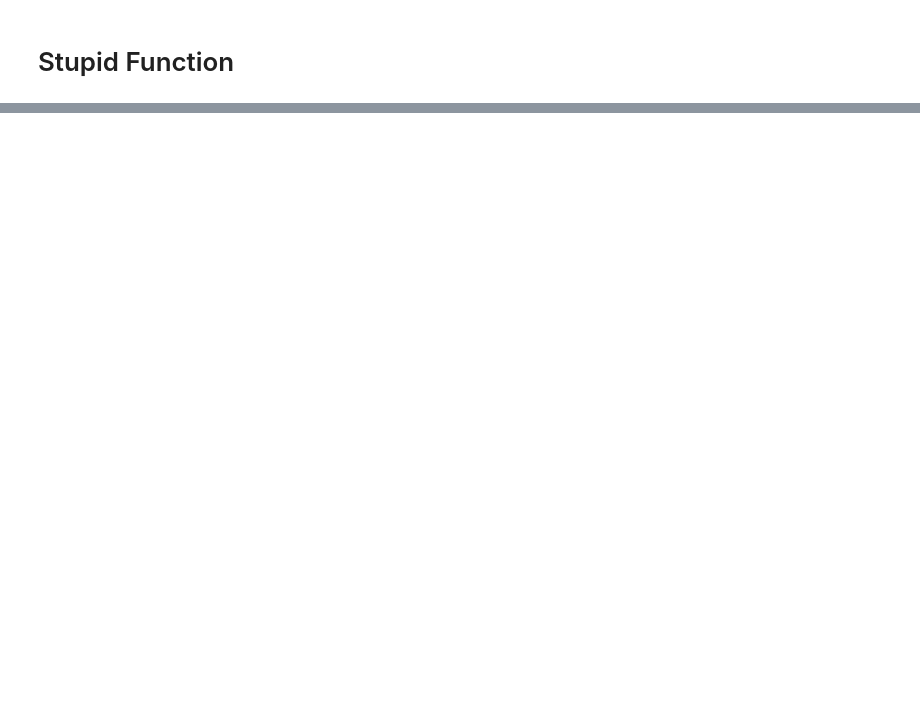
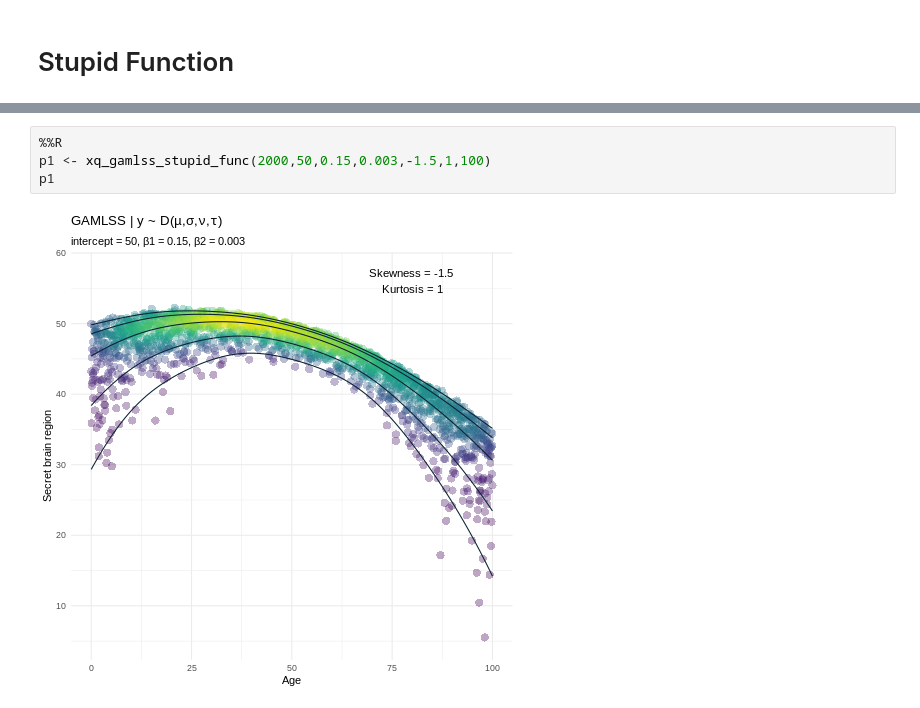
Before and after one commit to xqyn/gamlss, a Jupyter notebook: repli_GAMLSS.ipynb, the cells around one changed output, grey strips where cells are left out. Cells and saved outputs as stored; diff of their text form; blank space fills up the shorter version.

```diff
--- a/repli_GAMLSS.ipynb
+++ b/repli_GAMLSS.ipynb
@@ -342,6 +345,12 @@ xq_gamlss_stupid_func <- function(number_of_data,
 #                                 skewness = ,
 #                                 kurtosis = ,
 #                                 density = )
+# %%
+%%R
+p1 <- xq_gamlss_stupid_func(2000,50,0.15,0.003,-1.5,1,100)
+p1
+# %% [output]
+[figure, added]
 # %%
 %%R
 # Look at skewness
```
Also changed, not shown: parts of 10 cells of this notebook.
